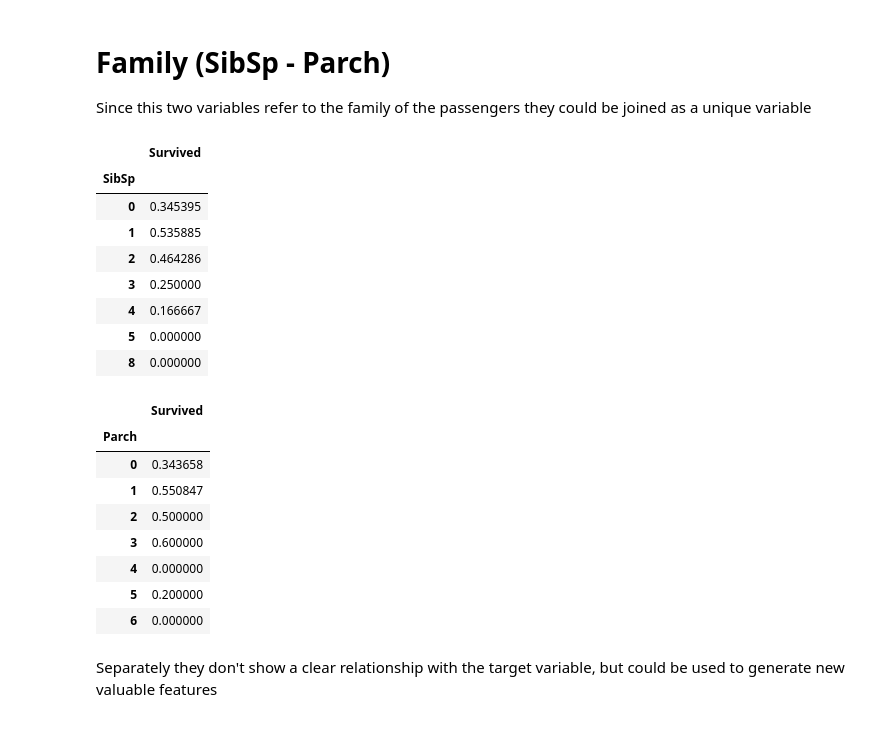
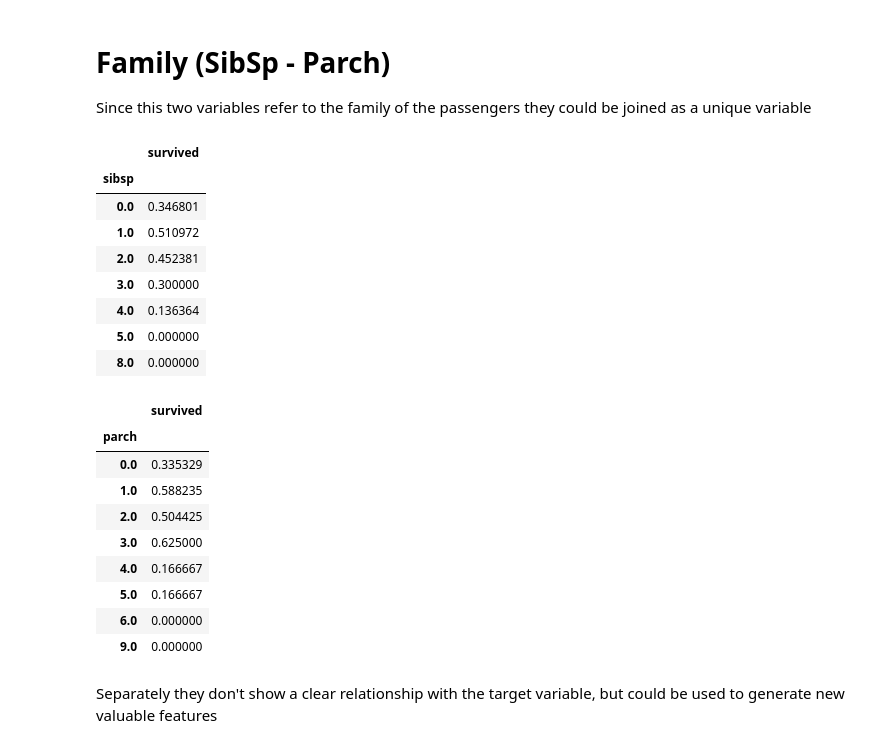
Before and after one commit to JoseRZapataMeli/titanic-kedro, a Jupyter notebook: notebooks/02-EDA-jrz-2022_08_19.ipynb, the cells around one changed output. Drawn from its saved outputs; the diff is of its cells as text; code cells hidden in the pictures.

```diff
--- a/notebooks/02-EDA-jrz-2022_08_19.ipynb
+++ b/notebooks/02-EDA-jrz-2022_08_19.ipynb
@@ -82,3 +48,7 @@ data.sample(5)
 Load data after splitting into train and test sets.
 # %% [markdown]
 At first sight the Cabin variable could be drop cause the high number of nulls, and also the Fare variable should hold the information related to the cabin (The higher the price the better the cabin). The age has to be analyzed and check if it could be imputed. For Embarked also we have to make an analysis but in a first try those null rows could be dropped.
+# %%
+catalog.list()
+train = catalog.load('titanic')
+train.info()
@@ -163,27 +152,28 @@ While most passengers are between 15 and 40 yo, the ones below 15 are more likel
 # Family (SibSp - Parch)
 Since this two variables refer to the family of the passengers they could be joined as a unique variable
 # %%
-display(train[['SibSp','Survived']].groupby(['SibSp']).mean())
-train[['Parch','Survived']].groupby(['Parch']).mean()
+display(train[['sibsp','survived']].groupby(['sibsp']).mean())
+train[['parch','survived']].groupby(['parch']).mean()
 # %% [output]
-|  | Survived |
-| SibSp |  |
-| 0 | 0.345395 |
-| 1 | 0.535885 |
-| 2 | 0.464286 |
-| 3 | 0.250000 |
-| 4 | 0.166667 |
-| 5 | 0.000000 |
-| 8 | 0.000000 |
+|  | survived |
+| sibsp |  |
+| 0.0 | 0.346801 |
+| 1.0 | 0.510972 |
+| 2.0 | 0.452381 |
+| 3.0 | 0.300000 |
+| 4.0 | 0.136364 |
+| 5.0 | 0.000000 |
+| 8.0 | 0.000000 |
-|  | Survived |
-| Parch |  |
-| 0 | 0.343658 |
-| 1 | 0.550847 |
-| 2 | 0.500000 |
-| 3 | 0.600000 |
-| 4 | 0.000000 |
-| 5 | 0.200000 |
-| 6 | 0.000000 |
+|  | survived |
+| parch |  |
+| 0.0 | 0.335329 |
+| 1.0 | 0.588235 |
+| 2.0 | 0.504425 |
+| 3.0 | 0.625000 |
+| 4.0 | 0.166667 |
+| 5.0 | 0.166667 |
+| 6.0 | 0.000000 |
+| 9.0 | 0.000000 |
 # %% [markdown]
 Separately they don't show a clear relationship with the target variable, but could be used to generate new valuable features
 # %% [markdown]
```
Also changed, not shown: parts of 22 cells of this notebook, 3 other files.
